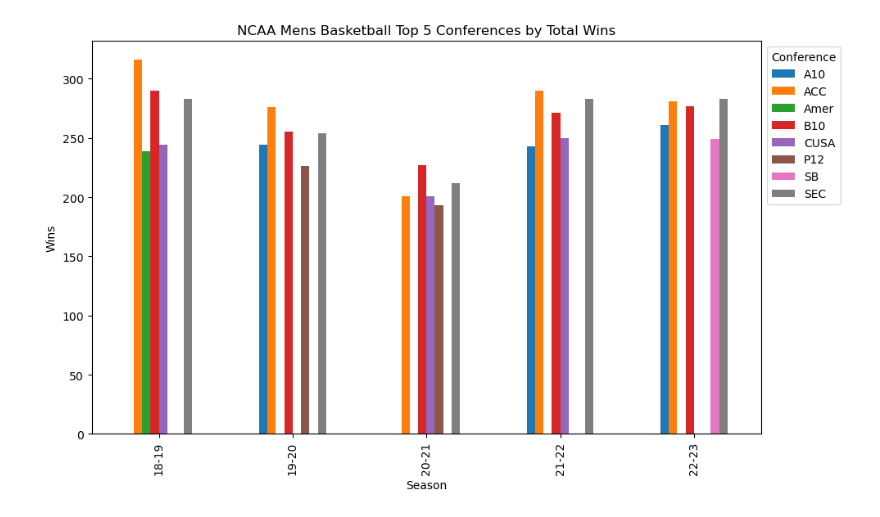
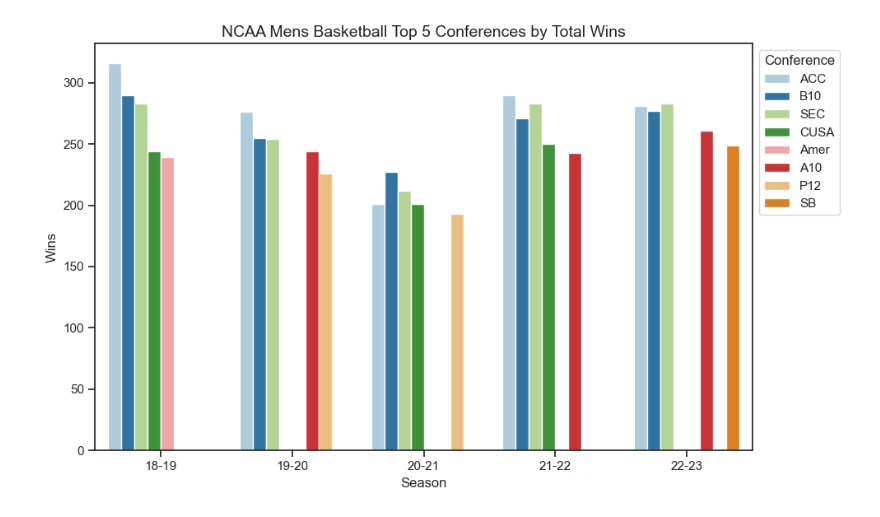
Before and after one commit to MattLindeman/STAT386-Project, a Jupyter notebook: EDA.ipynb, the cells around one changed output. Cells and saved outputs as stored; diff of their text form; code cells hidden in the pictures.

```diff
--- a/EDA.ipynb
+++ b/EDA.ipynb
@@ -6,20 +7,19 @@ df = pd.read_csv('CBBdata19-23.csv')
 # %%
 # Group by 'Season' and 'Conf' columns and calculate the sum of wins
 grouped_data = df.groupby(['Season', 'Conf'])['Wins'].sum().reset_index()
 
 # Sort values within each season based on total wins
 sorted_data = grouped_data.groupby('Season').apply(lambda x: x.nlargest(5, 'Wins')).reset_index(drop=True)
 
-# Pivot the data to have 'Conf' as columns and 'Season' as rows
-pivot_data = sorted_data.pivot(index='Season', columns='Conf', values='Wins')
-
-# Plotting the bar graph
-pivot_data.plot(kind='bar', figsize=(10, 6))
-plt.title('NCAA Mens Basketball Top 5 Conferences by Total Wins')
+# Plotting using Seaborn
+sns.set(style="ticks", palette="Paired")
+plt.figure(figsize=(10, 6))
+sns.barplot(data=sorted_data, x='Season', y='Wins', hue='Conf', errorbar=None)
+plt.title('NCAA Mens Basketball Top 5 Conferences by Total Wins', fontsize = 14)
 plt.xlabel('Season')
 plt.ylabel('Wins')
 plt.legend(title='Conference', bbox_to_anchor=(1, 1))
 plt.tight_layout()
 plt.show()
 # %% [output]
-[figure, old version]
+[figure, new version]
```
Also changed, not shown: parts of 1 cell of this notebook, 2 other files.
